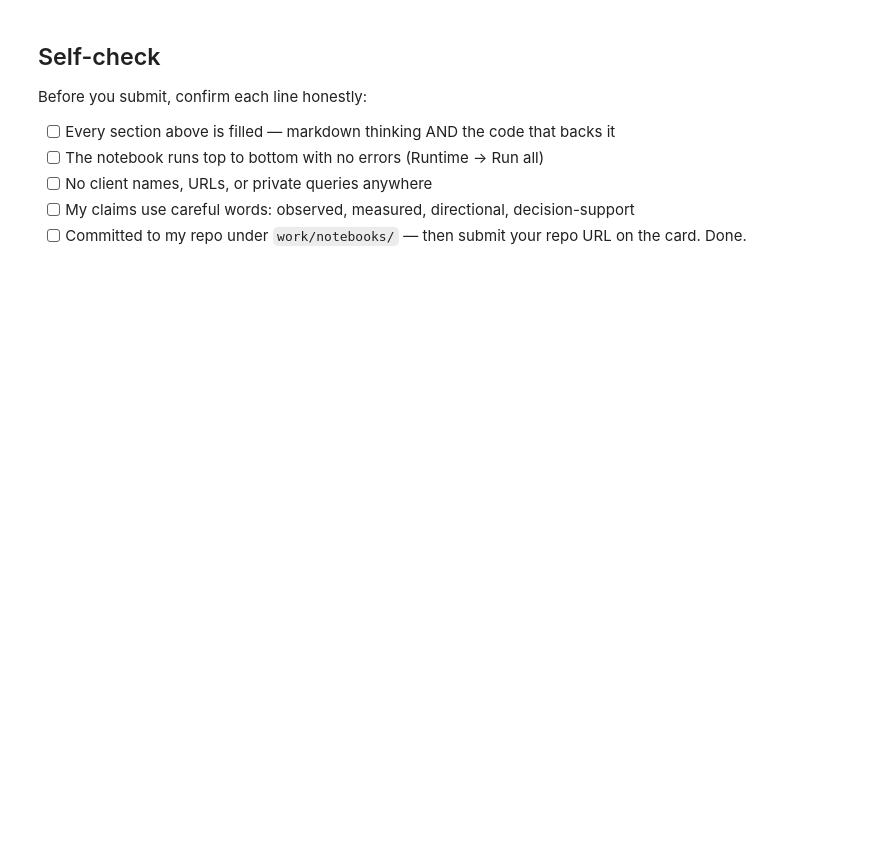
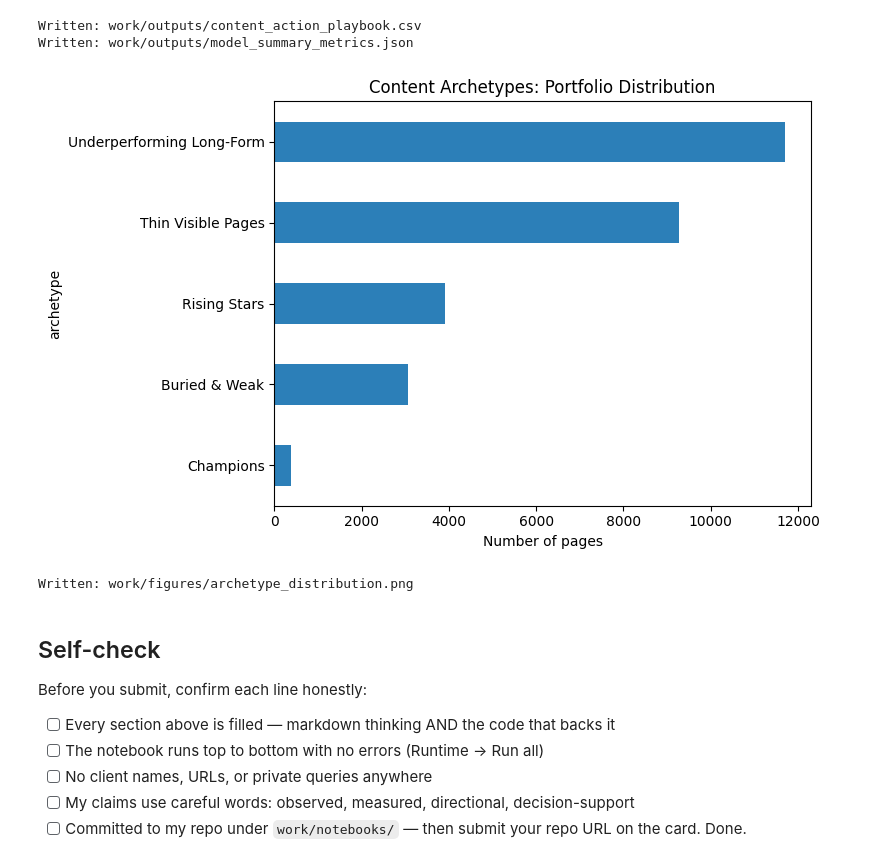
Before and after one commit to Anish494/flyrank_ai_first_assignment, a Jupyter notebook: work/notebooks/w07_action_playbook.ipynb, the cells around one changed output. Cells and saved outputs as stored; diff of their text form; code cells hidden in the pictures; blank space fills up the shorter version.

```diff
--- a/work/notebooks/w07_action_playbook.ipynb
+++ b/work/notebooks/w07_action_playbook.ipynb
@@ -0,0 +41,18 @@
+# %%
+# The impressions<20 filter wasn't sufficient -- check how many rows still have impossible CTR
+bad_ctr = df[df["ctr"] > 1.0]
+print(f"{len(bad_ctr):,} rows still have CTR > 1.0 (impossible)")
+print(bad_ctr[["impressions_90d", "ctr"]].describe())
+
+# Refit excluding ALL impossible-CTR rows, not just the near-zero-impression ones
+df_clean = df[df["ctr"] <= 1.0].copy()
+
+X_scaled_clean = scaler.fit_transform(df_clean[cluster_features].fillna(0))
+km_clean = KMeans(n_clusters=5, random_state=42, n_init=10)
+df_clean["cluster"] = km_clean.fit_predict(X_scaled_clean)
+
+centers_clean = pd.DataFrame(
+    scaler.inverse_transform(km_clean.cluster_centers_), columns=cluster_features
+).round(1)
+print(f"\n{len(df_clean):,} rows clustered (all impossible-CTR rows excluded)")
+print(centers_clean.sort_values("impressions_90d", ascending=False))
@@ -44,3 +295,43 @@ This skeleton is yours to fill. Work the sections **in order** — each one has
+# %%
+import json
+import matplotlib.pyplot as plt
+
+os.makedirs("work/outputs", exist_ok=True)
+os.makedirs("work/figures", exist_ok=True)
+
+# 1. The ranked queue CSV (out of git by design -- CI leak-guard blocks data files)
+queue.to_csv("work/outputs/content_action_playbook.csv", index=False)
+print("Written: work/outputs/content_action_playbook.csv")
+
+# 2. Metrics JSON -- the committed "receipts" for the paper's numbers
+metrics = {
+    "n_rows_clustered": len(df_clean),
+    "n_impossible_ctr_excluded": int(len(bad_ctr)),
+    "k_chosen": 5,
+    "cluster_centers": centers_clean.round(2).to_dict(orient="index"),
+    "archetype_map": {str(k): v[0] for k, v in archetype_map.items()},
+    "archetype_counts": queue["archetype"].value_counts().to_dict(),
+    "silhouette_before_random_split": {"half_a": 0.385, "half_b": 0.380},
+    "silhouette_after_grouped_split": {"half_a": 0.343, "half_b": 0.377},
+}
+with open("work/outputs/model_summary_metrics.json", "w") as f:
+    json.dump(metrics, f, indent=2)
+print("Written: work/outputs/model_summary_metrics.json")
+
+# 3. A figure: archetype sizes, for reuse in the paper
+fig, ax = plt.subplots(figsize=(8, 5))
+queue["archetype"].value_counts().sort_values().plot(kind="barh", ax=ax, color="#2c7fb8")
+ax.set_xlabel("Number of pages")
+ax.set_title("Content Archetypes: Portfolio Distribution")
+plt.tight_layout()
+plt.savefig("work/figures/archetype_distribution.png", dpi=150)
+plt.show()
+print("Written: work/figures/archetype_distribution.png")
+# %% [output]
+Written: work/outputs/content_action_playbook.csv
+Written: work/outputs/model_summary_metrics.json
+[figure, added]
+Written: work/figures/archetype_distribution.png
 # %% [markdown]
 ## Self-check
 
```
Also changed, not shown: parts of 16 cells of this notebook.
